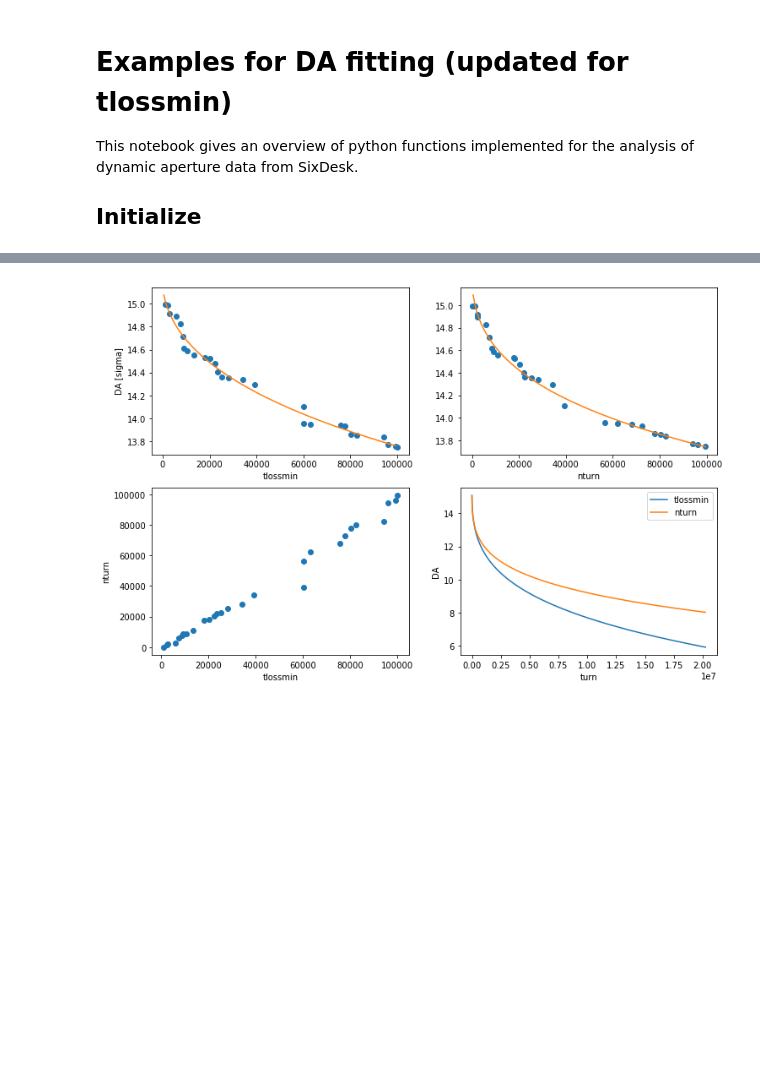
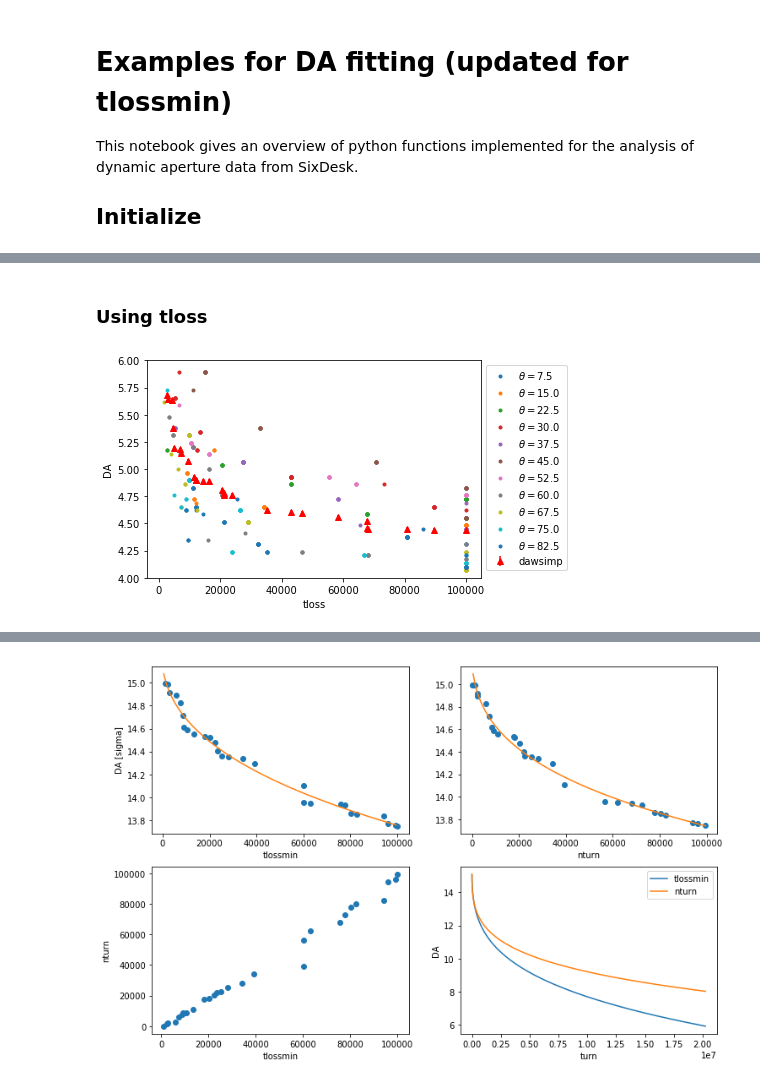
Before and after one commit to mtitze/HL-LHC, a Jupyter notebook: examples/examples_fitting_tlossmin.ipynb, the cells around one changed output, grey strips where cells are left out. Drawn from its saved outputs; the diff is of its cells as text; code cells hidden in the pictures; blank space fills up the shorter version.

```diff
--- a/examples/examples_fitting_tlossmin.ipynb
+++ b/examples/examples_fitting_tlossmin.ipynb
@@ -29,0 +86,16 @@ from scipy.integrate import nquad
+# %% [markdown]
+### Using tloss
+# %%
+for angle in np.unique(dftot['angle']):
+    plt.plot(dftot[dftot['angle']==angle]['tloss'], dftot[dftot['angle']==angle]['da'],'.',
+            label=r"$\theta=${0}".format(angle))
+
+
+plt.errorbar(b.cleaned_data['tlossmin'],b.cleaned_data['dawsimp'],yerr=b.cleaned_data['dawsimperr'],fmt='r^')
+plt.xlabel("tloss")
+plt.ylabel("DA")
+plt.ylim(4,6)
+plt.legend(bbox_to_anchor=[1.0,1.0])
+plt.show()
+# %% [output]
+[figure, added]
```
Also changed, not shown: parts of 25 cells of this notebook, 1 other file.
